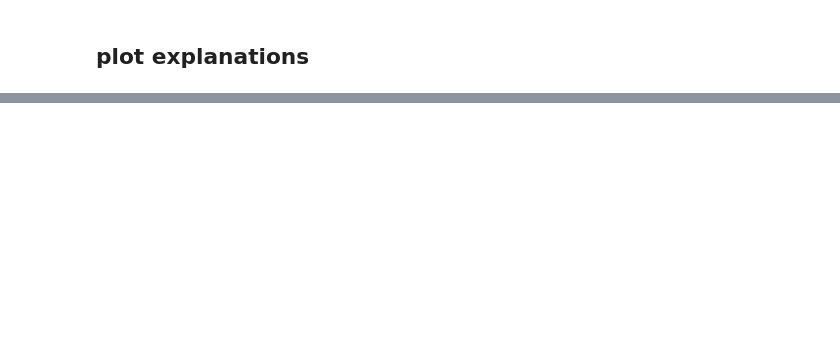
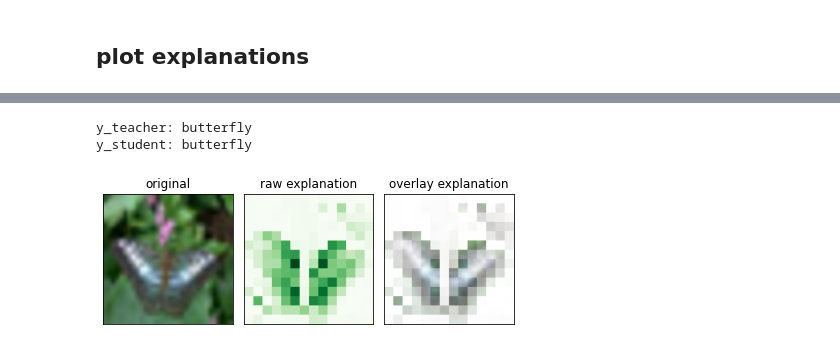
Before and after one commit to CoderPat/learning-scaffold, a Jupyter notebook: notebooks/investigate_explanations_vit.ipynb, the cells around one changed output, grey strips where cells are left out. Saved outputs shown, nothing was run; the diff lists cells and outputs as text; code cells hidden in the pictures; blank space fills up the shorter version.

```diff
--- a/notebooks/investigate_explanations_vit.ipynb
+++ b/notebooks/investigate_explanations_vit.ipynb
@@ -66,2 +44,5 @@ WARNING:datasets.builder:Reusing dataset cifar100 (/home/mtreviso/.cache/hugging
+# %%
+# create dummy inputs for model instantiation
+dummy_inputs = {"pixel_values": jnp.ones((batch_size, 3, 224, 224))}
 # %% [markdown]
 ### load models and explainers
@@ -68,5 +52,5 @@ WARNING:datasets.builder:Reusing dataset cifar100 (/home/mtreviso/.cache/hugging
 # %%
-teacher, teacher_params, dummy_state = load_model(teacher_dir, batch_size, max_len)
+teacher, teacher_params, dummy_state = load_model(teacher_dir, dummy_inputs, batch_size, max_len)
 teacher_explainer, teacher_explainer_params = load_explainer(teacher_expl_dir, dummy_inputs, state=dummy_state)
-student, student_params, dummy_state = load_model(student_dir, batch_size, max_len)
+student, student_params, dummy_state = load_model(student_dir, dummy_inputs, batch_size, max_len)
 student_explainer, student_explainer_params = load_explainer(student_expl_dir, dummy_inputs, state=dummy_state)
@@ -152,0 +190,28 @@ Pred: 60
+# %%
+def show_expl(data, idx=0):
+
+    d = get_expl(data, idx)
+    # x = np.asarray(d['x'])
+    x = np.asarray(d['x_img'].resize((224, 224)))
+    expl = np.asarray(d['teacher_expl'])
+    # remove cls token
+    e = expl[1:].reshape(14, 14)
+    # repeat interleave for each patch
+    e = np.repeat(np.repeat(e, 16, axis=0), 16, axis=1)
+    # add dummy dim
+    e = e[:, :, None]
+
+    print('y_teacher:', labels[d['y_teacher']])
+    print('y_student:', labels[d['y_student']])
+    visualization.visualize_image_attr_multiple(e, x,
+                                                methods=['original_image', 'heat_map', 'alpha_scaling'],
+                                                signs=['positive', 'positive', 'positive'],
+                                                titles=['original', 'raw explanation', 'overlay explanation'],
+                                                fig_size=(6, 3))
+    return d
+# %%
+_ = show_expl(test_data, idx=114)
+# %% [output]
+y_teacher: butterfly
+y_student: butterfly
+[figure, added]
```
Also changed, not shown: parts of 25 cells of this notebook.
